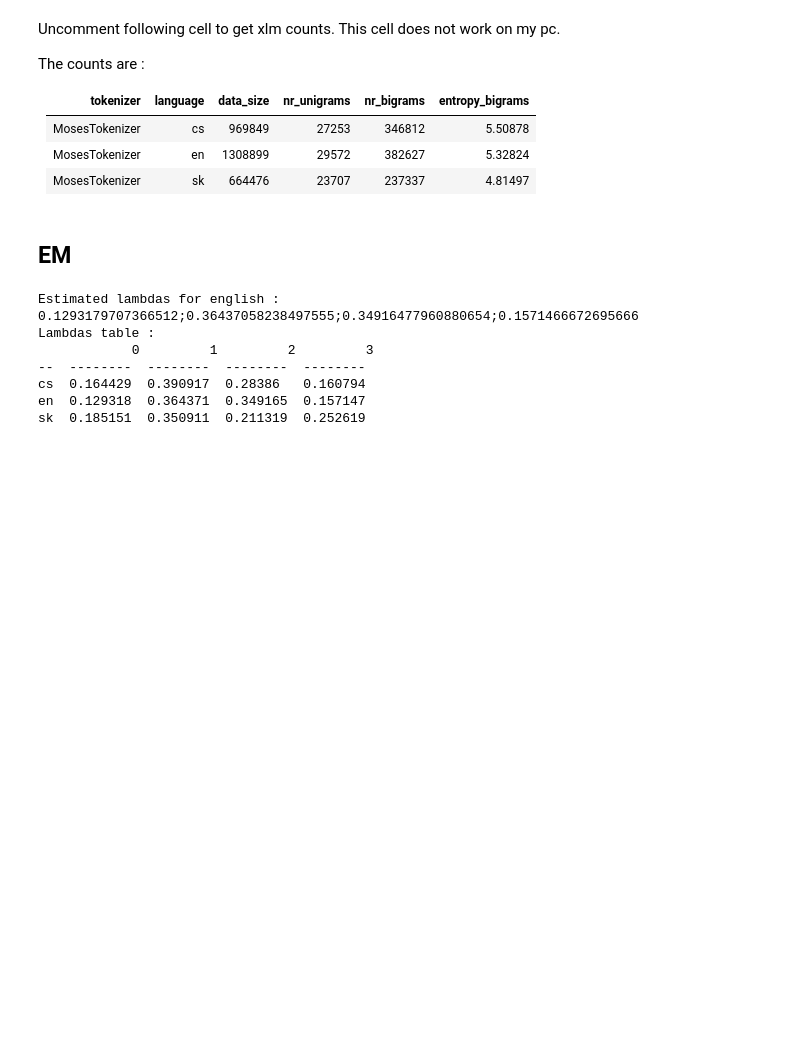
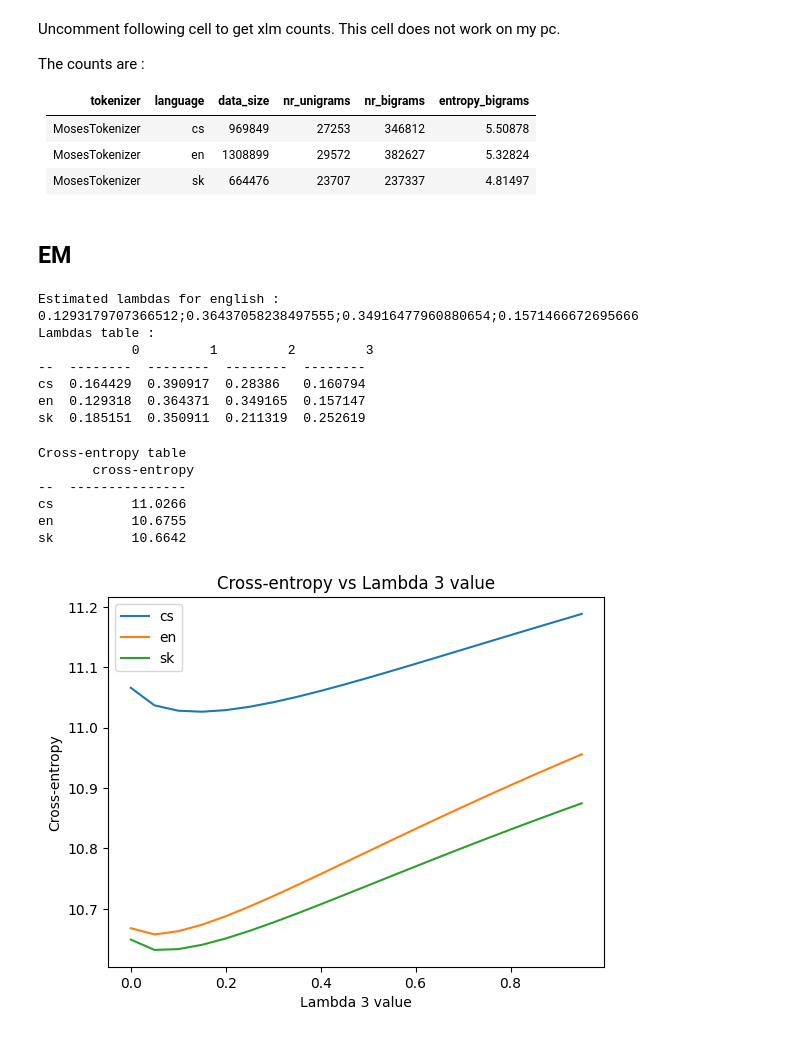
Before and after one commit to patinoboh/nlp, a Jupyter notebook: 01/assignment-01.ipynb, the cells around one changed output. Cells and saved outputs as stored; diff of their text form; code cells hidden in the pictures; blank space fills up the shorter version.

```diff
--- a/01/assignment-01.ipynb
+++ b/01/assignment-01.ipynb
@@ -176,10 +176,11 @@ def trigram_probab(trigrams, bigrams, unigrams, wi, wi_1, wi_2):
 # wi   = the
 # wi-1 = of
 # wi-2 = beginning
-def smoothed_probab_trigram(trigrams, bigrams, unigrams, wi, wi_1, wi_2, lambdas):
+def smoothed_probab_trigram(trigrams, bigrams, unigrams, wi, wi_1, wi_2, lambdas, N_uni = None):
+    N_uni = sum(unigrams.values()) if N_uni == None else N_uni
     lambda0, lambda1, lambda2, lambda3 = lambdas
     p0 = 1 / len(unigrams)
-    p1 = unigrams[wi] / sum(unigrams.values())# if wi in unigrams else 1 / sum(unigrams.values())
+    p1 = unigrams[wi] / N_uni# if wi in unigrams else 1 / sum(unigrams.values())
     p2 = bigram_probab(bigrams, unigrams, wi, wi_1)
     p3 = trigram_probab(trigrams, bigrams, unigrams, wi, wi_1, wi_2)
     return lambda0 * p0 + lambda1 * p1 + lambda2 * p2 + lambda3 * p3
@@ -308,3 +309,66 @@ Lambdas table :
 cs  0.164429  0.390917  0.28386   0.160794
 en  0.129318  0.364371  0.349165  0.157147
 sk  0.185151  0.350911  0.211319  0.252619
+# %%
+def crossentropy(tokens, lambdas):
+    H = 0.0
+    trigrams = get_trigrams(tokens)
+    bigrams = get_bigrams(tokens)
+    unigrams = get_unigrams(tokens)
+
+    N_tri = sum(trigrams.values())
+    N_uni = sum(unigrams.values())
+
+    for (wi, wi_1, wi_2), c in trigrams.items():
+        p = c / N_tri
+        q = smoothed_probab_trigram(trigrams,bigrams,unigrams,wi,wi_1,wi_2,lambdas, N_uni)
+        H += - p * np.log2(q)
+
+    #     H -= c * np.log2(smoothed_probab_trigram(trigrams,bigrams,unigrams,wi,wi_1,wi_2,lambdas, N_uni))
+    # H /= N_tri
+
+    return H
+
+test_cross_entropies = {
+    lang: crossentropy(tokenized_test[lang], em_lambdas[lang]) for lang in dataset.keys()
+}
+
+pd_cross_entropies = pd.DataFrame.from_dict(test_cross_entropies, orient='index', columns=['cross-entropy'])
+print("Cross-entropy table \n", tabulate(pd_cross_entropies, headers='keys'))
+# %% [output]
+Cross-entropy table
+       cross-entropy
+--  ---------------
+cs          11.0266
+en          10.6755
+sk          10.6642
+# %%
+lambda3_ranges = np.linspace(0,0.95,20)
+
+def lambda3_entropy(tokens, lambdas):
+    results = []
+    trigrams = get_trigrams(tokens)
+    bigrams = get_bigrams(tokens)
+    unigrams = get_unigrams(tokens)
+    N_uni = sum(unigrams.values())
+
+    for lambda3 in lambda3_ranges:
+        lambas_sum = lambdas[0] + lambdas[1] + lambdas[2] + lambda3
+        ce = crossentropy(tokens, [lambdas[0] / lambas_sum, lambdas[1] / lambas_sum, lambdas[2] / lambas_sum, lambda3 / lambas_sum])
+        results.append(ce)
+    return results
+
+lambda_entropies = {
+    lang: lambda3_entropy(tokenized_test[lang], em_lambdas[lang]) for lang in dataset.keys()
+}
+
+import matplotlib.pyplot as plt
+for lang, entropies in lambda_entropies.items():
+    plt.plot(lambda3_ranges, entropies, label=lang)
+plt.xlabel("Lambda 3 value")
+plt.ylabel("Cross-entropy")
+plt.title("Cross-entropy vs Lambda 3 value")
+plt.legend()
+plt.show()
+# %% [output]
+[figure, added]
```
Also changed, not shown: parts of 1 cell of this notebook.
